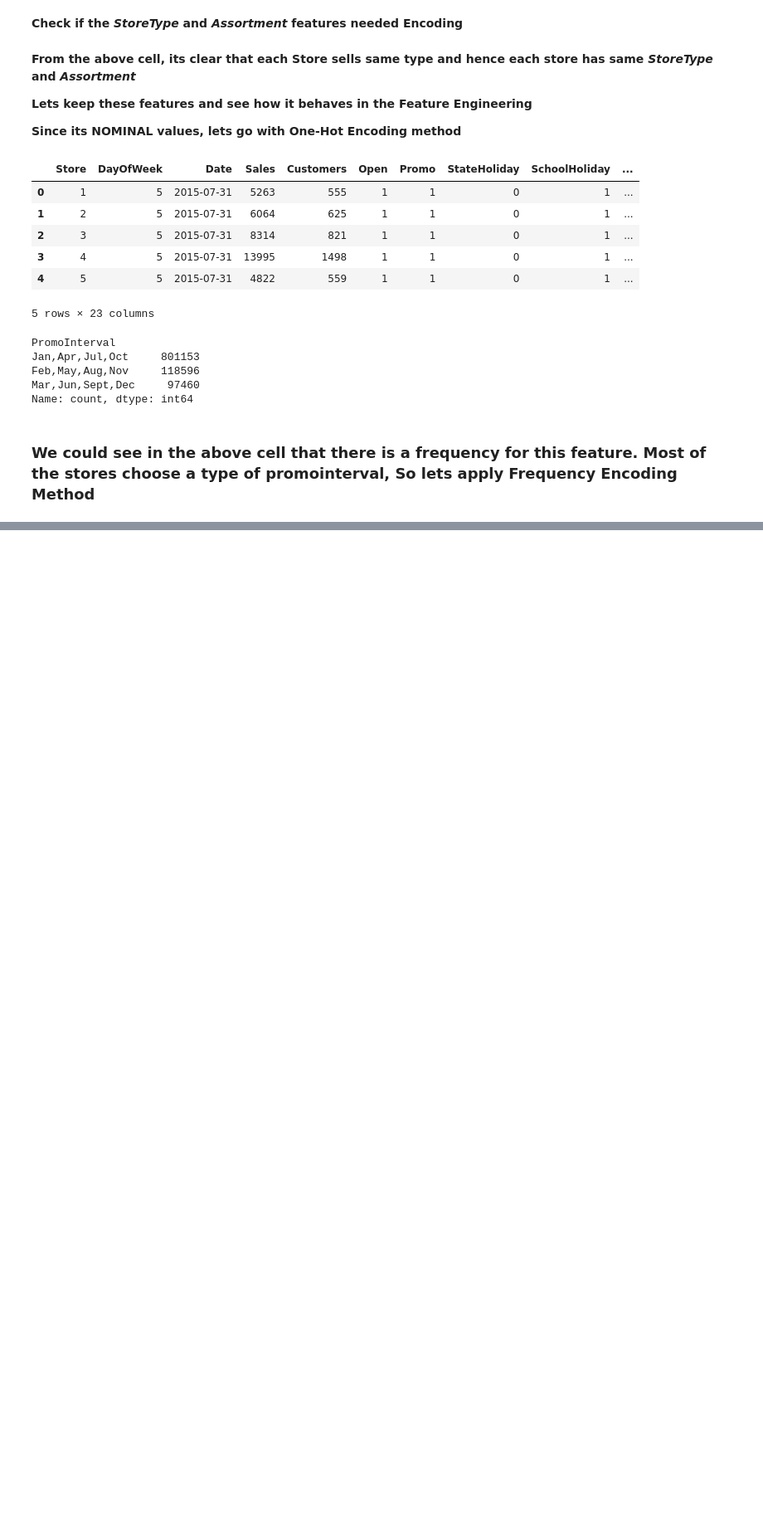
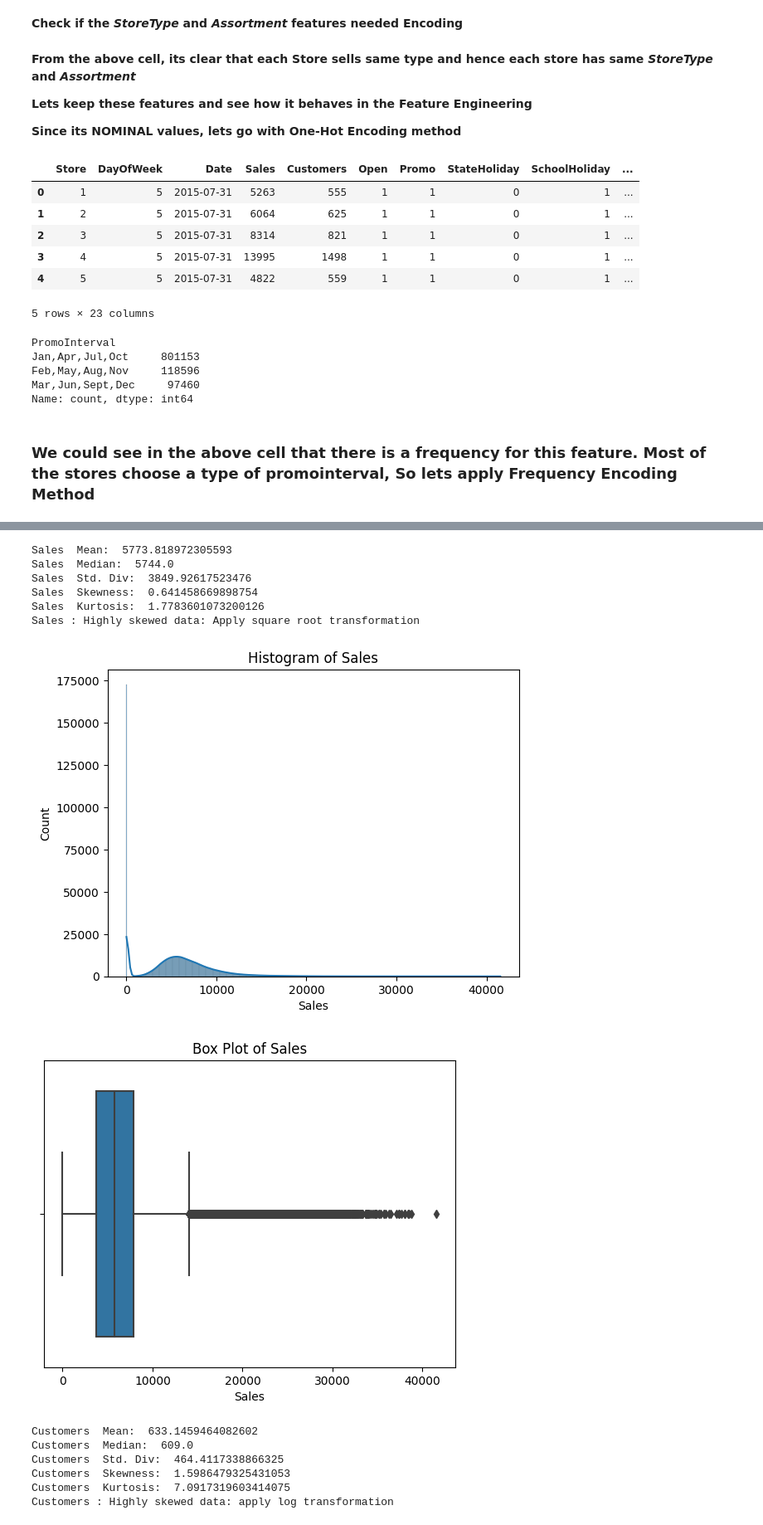
Before and after one commit to chakratechgeek/Supervised_Learning_MLOps, a Jupyter notebook: Rossmann_sales_prediction.ipynb, the cells around one changed output, grey strips where cells are left out. Shown at 83% size. Saved outputs shown, nothing was run; the diff lists cells and outputs as text; code cells hidden in the pictures; blank space fills up the shorter version.

Commit message:
Kaggle Notebook | Rossmann_Sales_Predict | Version 10

```diff
--- a/Rossmann_sales_prediction.ipynb
+++ b/Rossmann_sales_prediction.ipynb
@@ -758,0 +770,47 @@ df['PromoInterval_freq'] = df['PromoInterval'].map(freq_encoding)
+# %%
+import matplotlib.pyplot as plt
+import seaborn as sns
+num_columns = ['Sales','Customers','CompetitionDistance']
+for col in num_columns:
+    print (col," Mean: ", df[col].mean())
+    print (col," Median: ", df[col].median())
+    print (col, " Std. Div: ", df[col].std())
+    print (col," Skewness: ", skew(df[col]))
+
+    skewness = skew(df[col])
+    print (col," Kurtosis: ", kurtosis(df[col]))
+
+    #Calculate the Skewness and its interference
+    if skewness > 1 or skewness < -1:
+        print (col,": Highly skewed data: apply log transformation")
+    elif 0.5 < skewness <= 1 or -1 <= skewness < -0.5:
+        print (col,": Highly skewed data: Apply square root transformation")
+    else:
+        print (col,": Looks, its symmetric data")
+
+
+    # Histogram
+    sns.histplot(df[col], kde=True)
+    hist_title = 'Histogram of '+col
+    plt.title(hist_title)
+    plt.show()
+    # Box plot
+    box_title = 'Box Plot of '+col
+    sns.boxplot(x=df[col])
+    plt.title(box_title)
+    plt.show()
+# %% [output]
+Sales  Mean:  5773.818972305593
+Sales  Median:  5744.0
+Sales  Std. Div:  3849.92617523476
+Sales  Skewness:  0.641458669898754
+Sales  Kurtosis:  1.7783601073200126
+Sales : Highly skewed data: Apply square root transformation
+[figure, added]
+[figure, added]
+Customers  Mean:  633.1459464082602
+Customers  Median:  609.0
+Customers  Std. Div:  464.4117338866325
+Customers  Skewness:  1.5986479325431053
+Customers  Kurtosis:  7.0917319603414075
+Customers : Highly skewed data: apply log transformation
```
Also changed, not shown: parts of 6 cells of this notebook.
